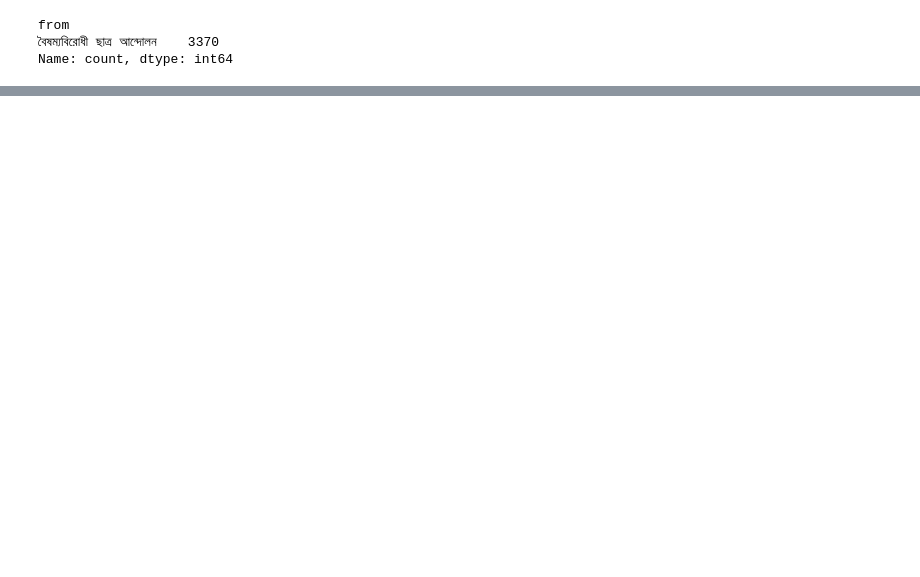
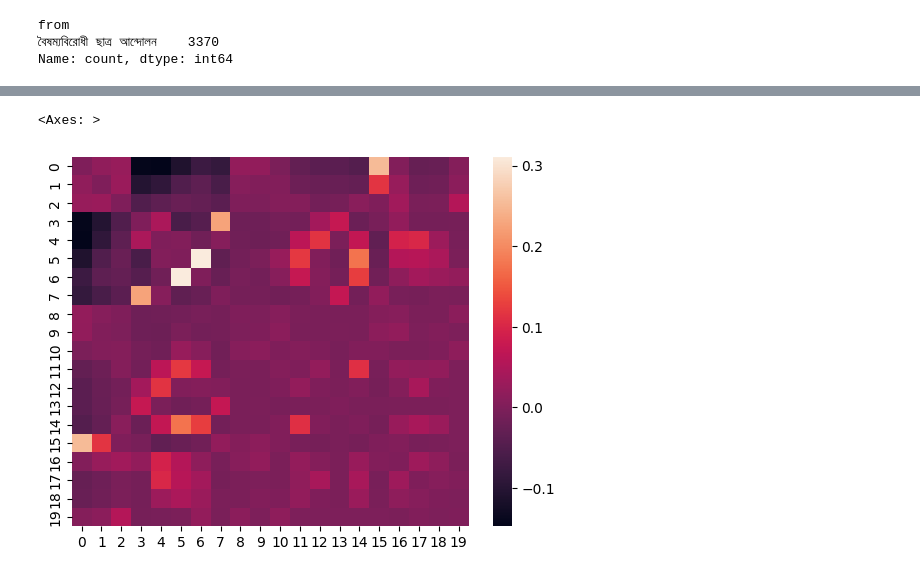
Before and after one commit to AhmedFahim-git/july_analysis, a Jupyter notebook: analysis_students_against_discrimination.ipynb, the cells around one changed output, grey strips where cells are left out. Drawn from its saved outputs; the diff is of its cells as text; code cells hidden in the pictures; blank space fills up the shorter version.

```diff
--- a/analysis_students_against_discrimination.ipynb
+++ b/analysis_students_against_discrimination.ipynb
@@ -219,0 +360,20 @@ Name: count, dtype: int64
+# %%
+import numpy as np
+# import seaborn as sns
+my_res = emoji_df.drop(columns=['id'])[rel_cols].fillna(0).corr().values
+
+np.fill_diagonal(my_res, 0)
+sns.heatmap(my_res)
+# np.fill
+# sns.heatmap(emoji_df.drop(columns=['id'])[rel_cols].fillna(0).corr())
+# fig, ax = plt.subplots()
+# im = ax.imshow(emoji_df.drop(columns=['id'])[rel_cols].fillna(0).corr())
+
+# ax.set_xticks(range(len(rel_cols)), labels=rel_cols,
+#               rotation=45, ha="right", rotation_mode="anchor")
+# ax.set_yticks(range(len(rel_cols)), labels=rel_cols)
+
+# plt.show()
+# %% [output]
+<Axes: >
+[figure, added]
```
Also changed, not shown: parts of 36 cells of this notebook, 5 other files.
